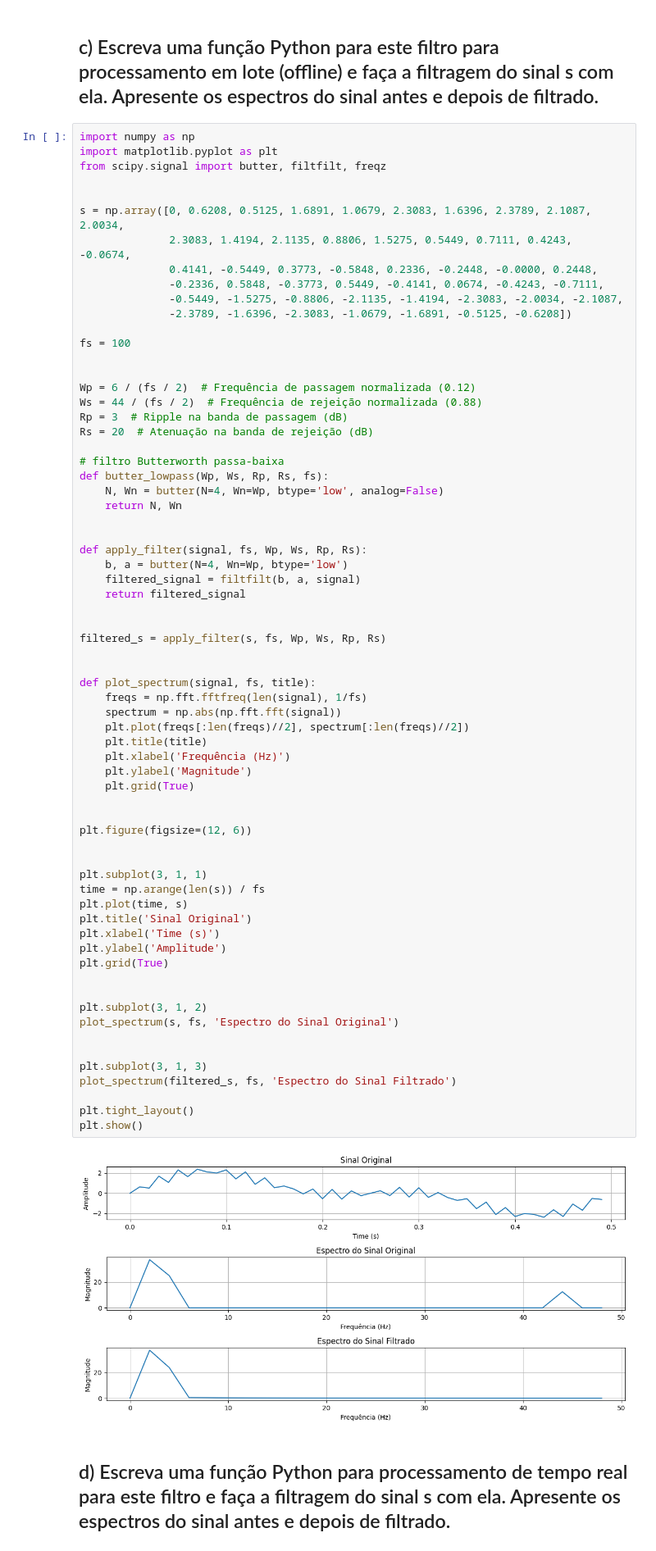
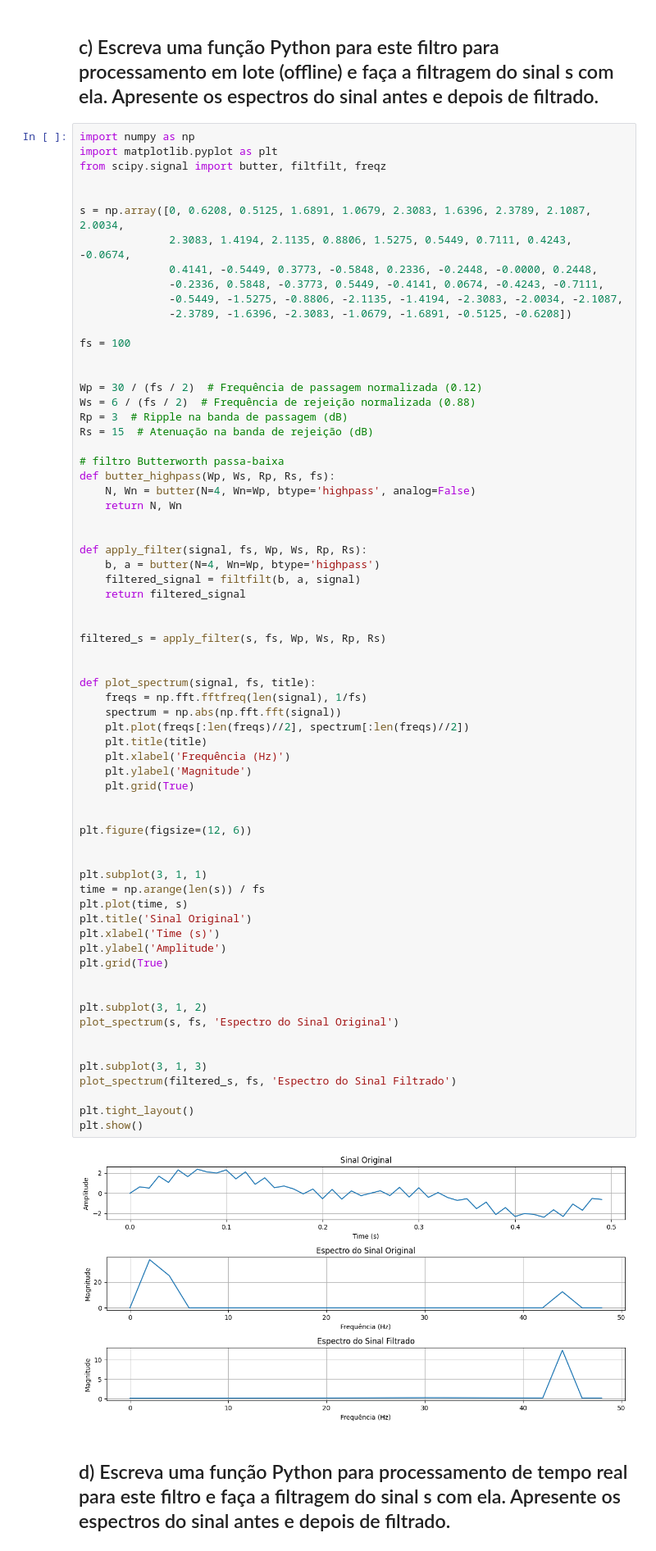
Before and after one commit to brito1212/digital-signal-processing, a Jupyter notebook: digital_filter/digital_filter.ipynb, the cells around one changed output. Shown at 82% size. Drawn from its saved outputs; the diff is of its cells as text.

```diff
--- a/digital_filter/digital_filter.ipynb
+++ b/digital_filter/digital_filter.ipynb
@@ -105,19 +105,19 @@ s = np.array([0, 0.6208, 0.5125, 1.6891, 1.0679, 2.3083, 1.6396, 2.3789, 2.1087,
 fs = 100
 
 
-Wp = 6 / (fs / 2)  # Frequência de passagem normalizada (0.12)
-Ws = 44 / (fs / 2)  # Frequência de rejeição normalizada (0.88)
+Wp = 30 / (fs / 2)  # Frequência de passagem normalizada (0.12)
+Ws = 6 / (fs / 2)  # Frequência de rejeição normalizada (0.88)
 Rp = 3  # Ripple na banda de passagem (dB)
-Rs = 20  # Atenuação na banda de rejeição (dB)
+Rs = 15  # Atenuação na banda de rejeição (dB)
 
 # filtro Butterworth passa-baixa
-def butter_lowpass(Wp, Ws, Rp, Rs, fs):
-    N, Wn = butter(N=4, Wn=Wp, btype='low', analog=False)
+def butter_highpass(Wp, Ws, Rp, Rs, fs):
+    N, Wn = butter(N=4, Wn=Wp, btype='highpass', analog=False)
     return N, Wn
 
 
 def apply_filter(signal, fs, Wp, Ws, Rp, Rs):
-    b, a = butter(N=4, Wn=Wp, btype='low')
+    b, a = butter(N=4, Wn=Wp, btype='highpass')
     filtered_signal = filtfilt(b, a, signal)
     return filtered_signal
 
@@ -130,34 +130,34 @@ def plot_spectrum(signal, fs, title):
     spectrum = np.abs(np.fft.fft(signal))
     plt.plot(freqs[:len(freqs)//2], spectrum[:len(freqs)//2])
     plt.title(title)
     plt.xlabel('Frequência (Hz)')
     plt.ylabel('Magnitude')
     plt.grid(True)
 
 
 plt.figure(figsize=(12, 6))
 
 
 plt.subplot(3, 1, 1)
 time = np.arange(len(s)) / fs
 plt.plot(time, s)
 plt.title('Sinal Original')
 plt.xlabel('Time (s)')
 plt.ylabel('Amplitude')
 plt.grid(True)
 
 
 plt.subplot(3, 1, 2)
 plot_spectrum(s, fs, 'Espectro do Sinal Original')
 
 
 plt.subplot(3, 1, 3)
 plot_spectrum(filtered_s, fs, 'Espectro do Sinal Filtrado')
 
 plt.tight_layout()
 plt.show()
 # %% [output]
-[figure, old version]
+[figure, new version]
 # %% [markdown]
 <h2>d) Escreva uma função Python para processamento de tempo real para este filtro e faça a
 filtragem do sinal s com ela. Apresente os espectros do sinal antes e depois de filtrado. </h2>
```
Also changed, not shown: 4 other files.
